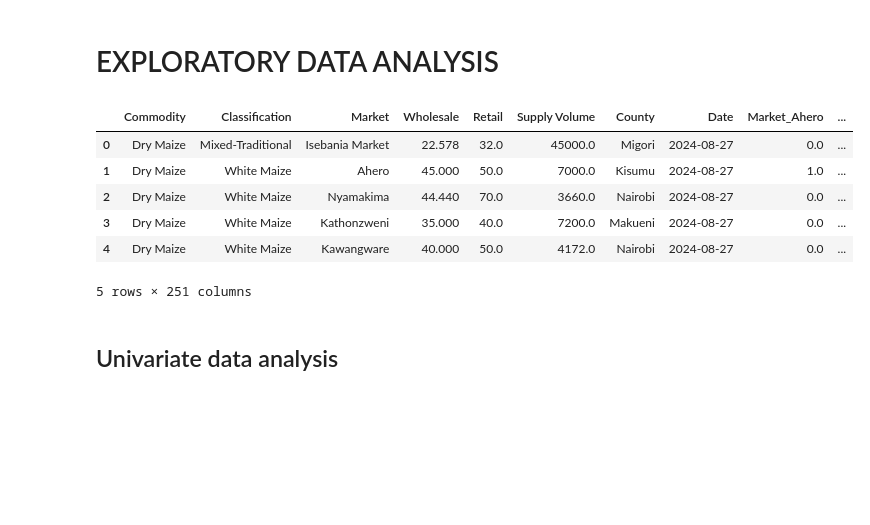
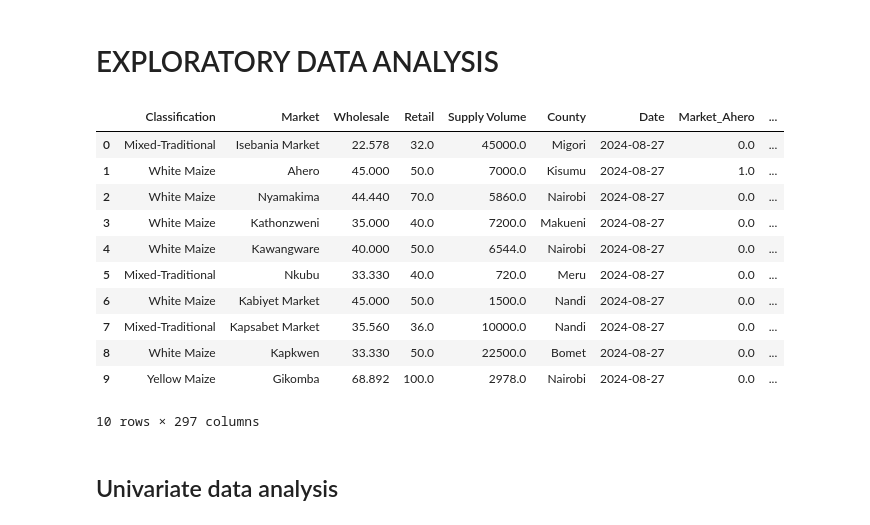
Before and after one commit to Sandrakiptumm/maize_prediction_model, a Jupyter notebook: EDA.ipynb, the cells around one changed output. Saved outputs shown, nothing was run; the diff lists cells and outputs as text; code cells hidden in the pictures; blank space fills up the shorter version.

```diff
--- a/EDA.ipynb
+++ b/EDA.ipynb
@@ -6,15 +6,20 @@ import seaborn as sns
 import matplotlib.pyplot as plt
 # %%
 data = pd.read_csv("clean_data")
-data.head()
+data.head(10)
 # %% [output]
-|  | Commodity | Classification | Market | Wholesale | Retail | Supply Volume | County | Date | Market_Ahero | ... |
-| 0 | Dry Maize | Mixed-Traditional | Isebania Market | 22.578 | 32.0 | 45000.0 | Migori | 2024-08-27 | 0.0 | ... |
-| 1 | Dry Maize | White Maize | Ahero | 45.000 | 50.0 | 7000.0 | Kisumu | 2024-08-27 | 1.0 | ... |
-| 2 | Dry Maize | White Maize | Nyamakima | 44.440 | 70.0 | 3660.0 | Nairobi | 2024-08-27 | 0.0 | ... |
-| 3 | Dry Maize | White Maize | Kathonzweni | 35.000 | 40.0 | 7200.0 | Makueni | 2024-08-27 | 0.0 | ... |
-| 4 | Dry Maize | White Maize | Kawangware | 40.000 | 50.0 | 4172.0 | Nairobi | 2024-08-27 | 0.0 | ... |
+|  | Classification | Market | Wholesale | Retail | Supply Volume | County | Date | Market_Ahero | ... |
+| 0 | Mixed-Traditional | Isebania Market | 22.578 | 32.0 | 45000.0 | Migori | 2024-08-27 | 0.0 | ... |
+| 1 | White Maize | Ahero | 45.000 | 50.0 | 7000.0 | Kisumu | 2024-08-27 | 1.0 | ... |
+| 2 | White Maize | Nyamakima | 44.440 | 70.0 | 5860.0 | Nairobi | 2024-08-27 | 0.0 | ... |
+| 3 | White Maize | Kathonzweni | 35.000 | 40.0 | 7200.0 | Makueni | 2024-08-27 | 0.0 | ... |
+| 4 | White Maize | Kawangware | 40.000 | 50.0 | 6544.0 | Nairobi | 2024-08-27 | 0.0 | ... |
+| 5 | Mixed-Traditional | Nkubu | 33.330 | 40.0 | 720.0 | Meru | 2024-08-27 | 0.0 | ... |
+| 6 | White Maize | Kabiyet Market | 45.000 | 50.0 | 1500.0 | Nandi | 2024-08-27 | 0.0 | ... |
+| 7 | Mixed-Traditional | Kapsabet Market | 35.560 | 36.0 | 10000.0 | Nandi | 2024-08-27 | 0.0 | ... |
+| 8 | White Maize | Kapkwen | 33.330 | 50.0 | 22500.0 | Bomet | 2024-08-27 | 0.0 | ... |
+| 9 | Yellow Maize | Gikomba | 68.892 | 100.0 | 2978.0 | Nairobi | 2024-08-27 | 0.0 | ... |
-5 rows × 251 columns
+10 rows × 297 columns
 # %% [markdown]
 ## Univariate data analysis
 # %%
```
Also changed, not shown: parts of 20 cells of this notebook, 6 other files.
